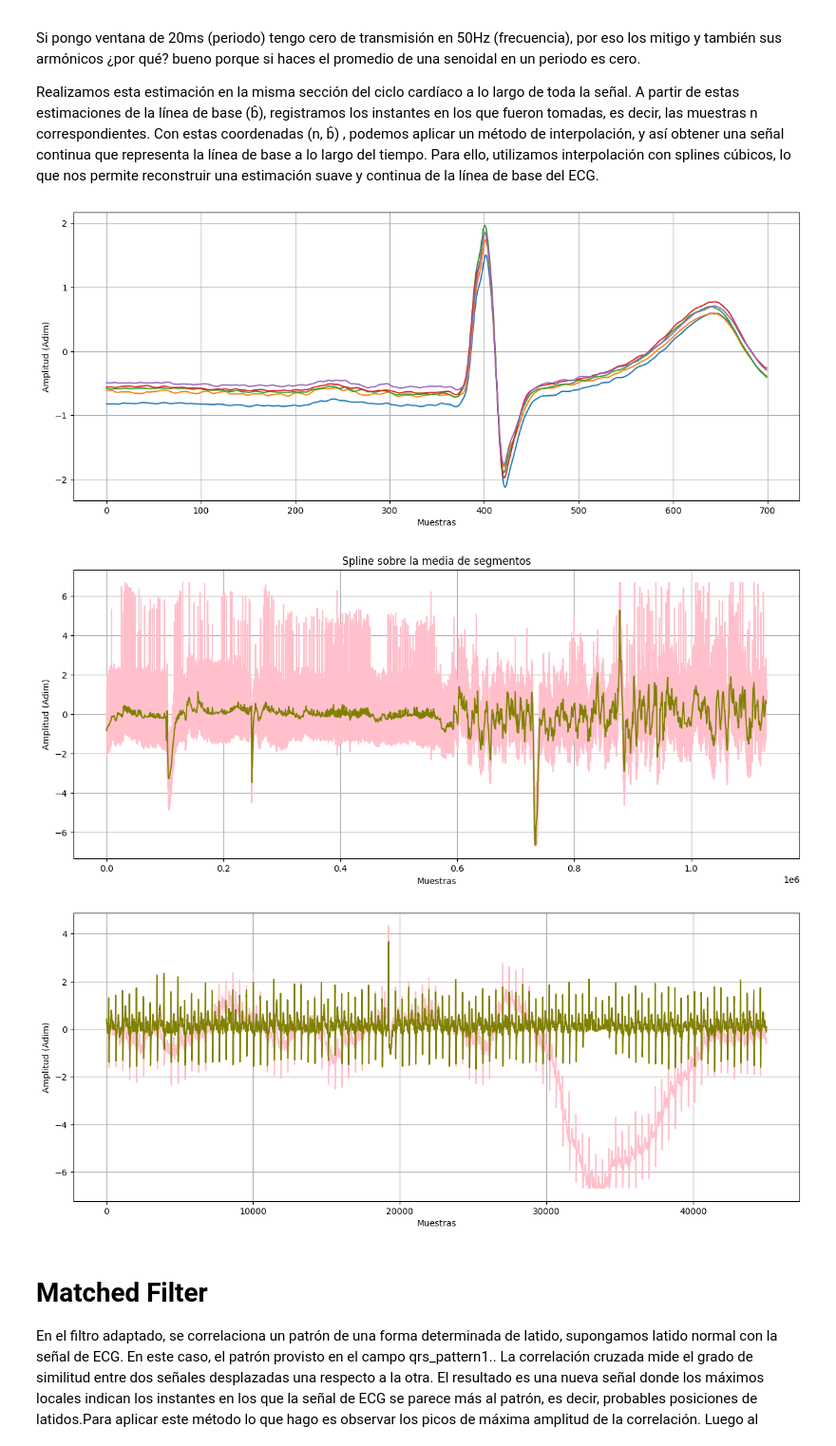
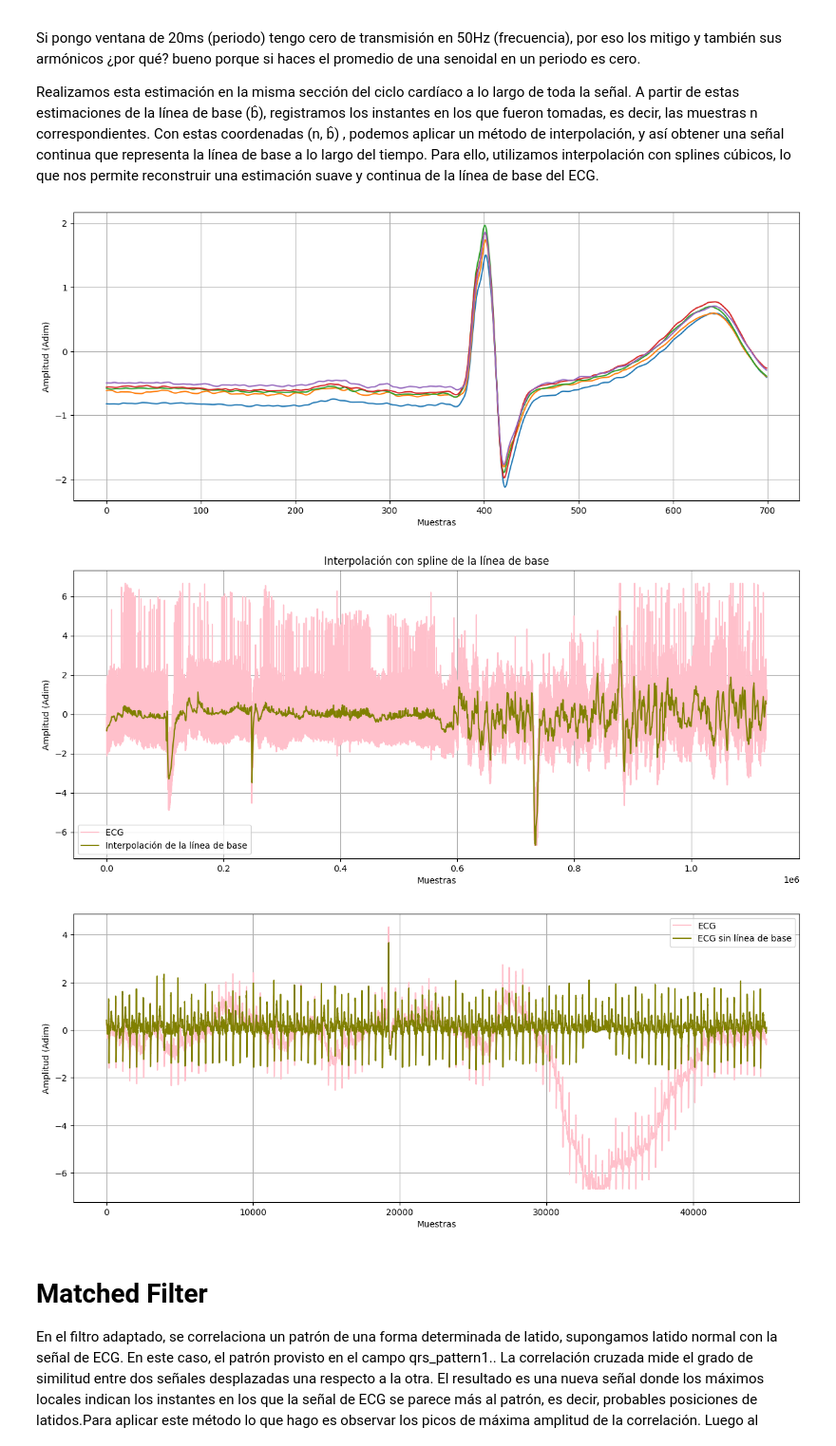
Before and after one commit to ValeAramayo/TPS, a Jupyter notebook: TS8.ipynb, the cells around one changed output. Shown at 95% size. Saved outputs shown, nothing was run; the diff lists cells and outputs as text; code cells hidden in the pictures.

```diff
--- a/TS8.ipynb
+++ b/TS8.ipynb
@@ -170,39 +170,40 @@ for idx in qrs_indices:
         segmentos.append(segmento)
 
 # Convertir a array 2D: cada fila es un segmento
 segmentos_array = np.array(segmentos)
 # %% Estimacion de b en cada segmentos - grafico ECG ruidoso con linea de base
 
 # Calcular la media de cada segmento (fila)
 medias_segmentos = np.mean(segmentos_array, axis=1)
 x=qrs_indices - pre
 cs = CubicSpline(x, medias_segmentos)
 plt.figure(figsize=(15, 6))
-plt.plot(ecg_one_lead, color='pink')
+plt.plot(ecg_one_lead, color='pink', label= 'ECG ')
 plt.ylabel('Amplitud (Adim)')
 plt.xlabel('Muestras')
-plt.plot(x, cs(x), color='olive')
-plt.title("Spline sobre la media de segmentos")
+plt.plot(x, cs(x), color='olive', label= 'Interpolación de la línea de base')
+plt.title("Interpolación con spline de la línea de base")
+plt.legend()
 plt.grid(True)
 plt.show()
 
 # %% Resto linea de base al ECG
 
 cs = CubicSpline(x, medias_segmentos, extrapolate=True)
 spline_full = cs(np.arange(len(ecg_one_lead)))
 ECG_sin_b = ecg_one_lead - spline_full
 plt.figure(figsize=(15, 6))
 plt.plot(ecg_one_lead[700000:745000], color='pink', label='ECG')
 plt.plot(ECG_sin_b[700000:745000], color='olive', label='ECG sin línea de base')
 plt.ylabel('Amplitud (Adim)')
 plt.xlabel('Muestras')
 # plt.xlim([400, 410])
-plt.legend
+plt.legend()
 plt.grid(True)
 # %% [output]
 [figure]
-[figure, old version]
+[figure, new version]
-[figure, old version]
+[figure, new version]
 # %% [markdown]
 # Matched Filter #
 
```
Also changed, not shown: parts of 2 cells of this notebook.
